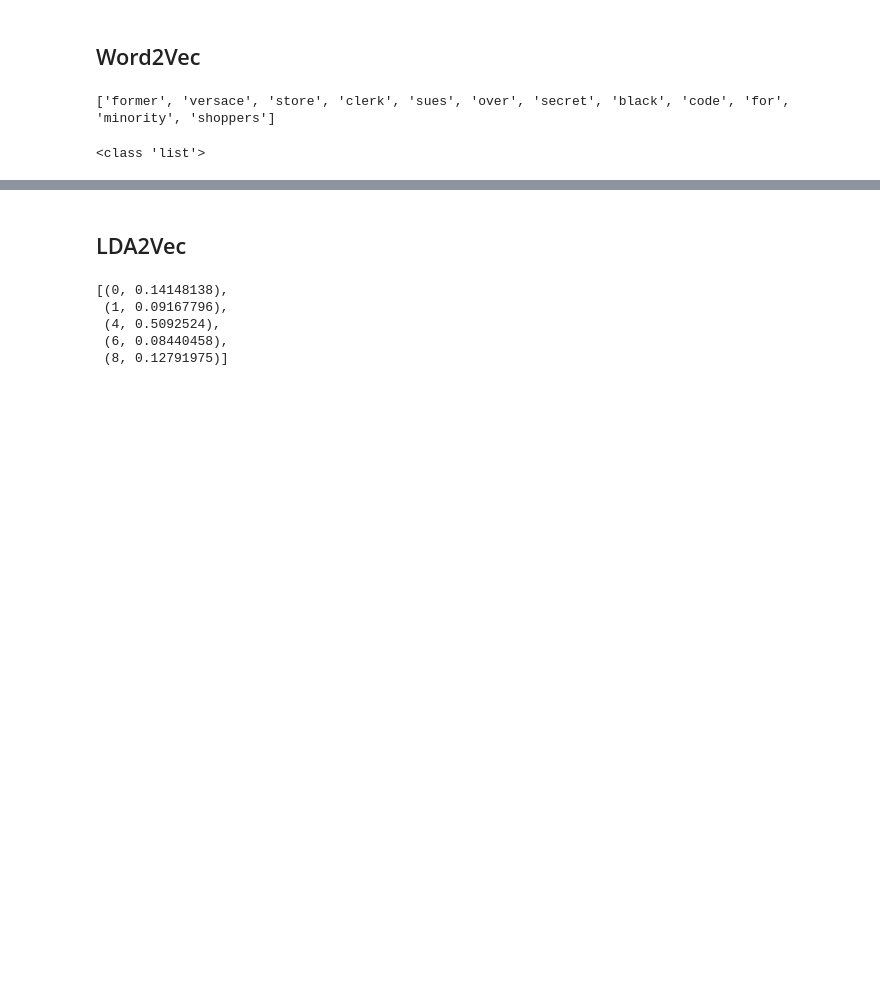
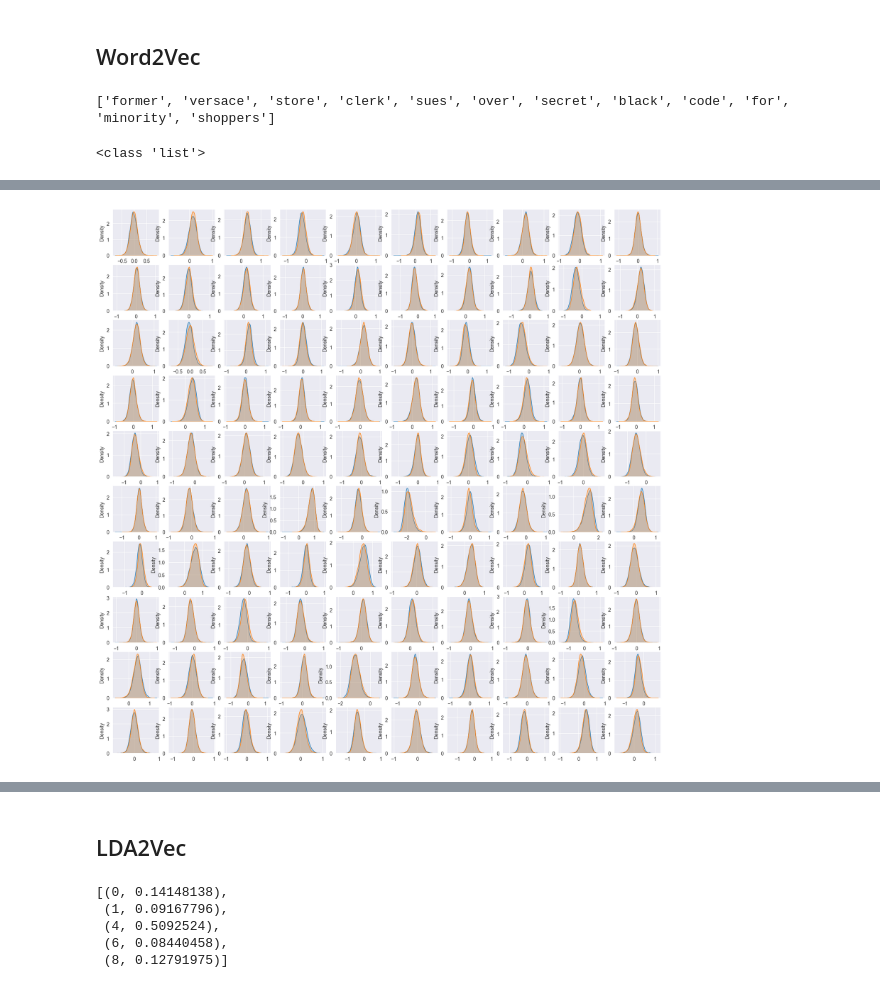
Before and after one commit to vigonometry/CS4248_Group8_SarcasmDetection, a Jupyter notebook: 05_Embeddings.ipynb, the cells around one changed output, grey strips where cells are left out. Saved outputs shown, nothing was run; the diff lists cells and outputs as text; code cells hidden in the pictures; blank space fills up the shorter version.

```diff
--- a/05_Embeddings.ipynb
+++ b/05_Embeddings.ipynb
@@ -116,0 +159,32 @@ plt.show()
+# %%
+glove_dict = {}
+with open('embeddings/glove.6B.100d.txt') as f:
+    for line in f.readlines():
+        vec = line.split()
+        glove_dict[vec[0]] = np.array(vec[1:], dtype=np.float32)
+# %%
+def get_glove_embeddings(tokens):
+    vectors = []
+    for token in tokens:
+        try:
+            vectors.append(glove_dict[token])
+        except KeyError:
+            vectors.append(np.zeros(100, dtype=np.float32))
+    return vectors
+# %%
+df2['tokenized_glove'] = df2['tokenized_text_nltk'].apply(lambda x: get_glove_embeddings(x))
+df2['lemmatized_glove'] = df2['lemmatized_text_nltk'].apply(lambda x: get_glove_embeddings(x))
+# %%
+sent_glove = get_sentence_embedding(df2, 'glove')
+# %%
+fig, axes = plt.subplots(nrows = 10, ncols = 10, figsize = (20, 20))
+for dim in range(100):
+    idx = df2[df2['is_sarcastic'] == 0].index.values
+    li = list(map(lambda x: sent_glove[x][dim], idx))
+    sns.kdeplot(li, fill=True, ax=axes[dim // 10, dim % 10])
+
+    idx = df2[df2['is_sarcastic'] == 1].index.values
+    li = list(map(lambda x: sent_glove[x][dim], idx))
+    sns.kdeplot(li, fill=True, ax=axes[dim // 10, dim % 10])
+# %% [output]
+[figure, added]
```
Also changed, not shown: parts of 12 cells of this notebook.
